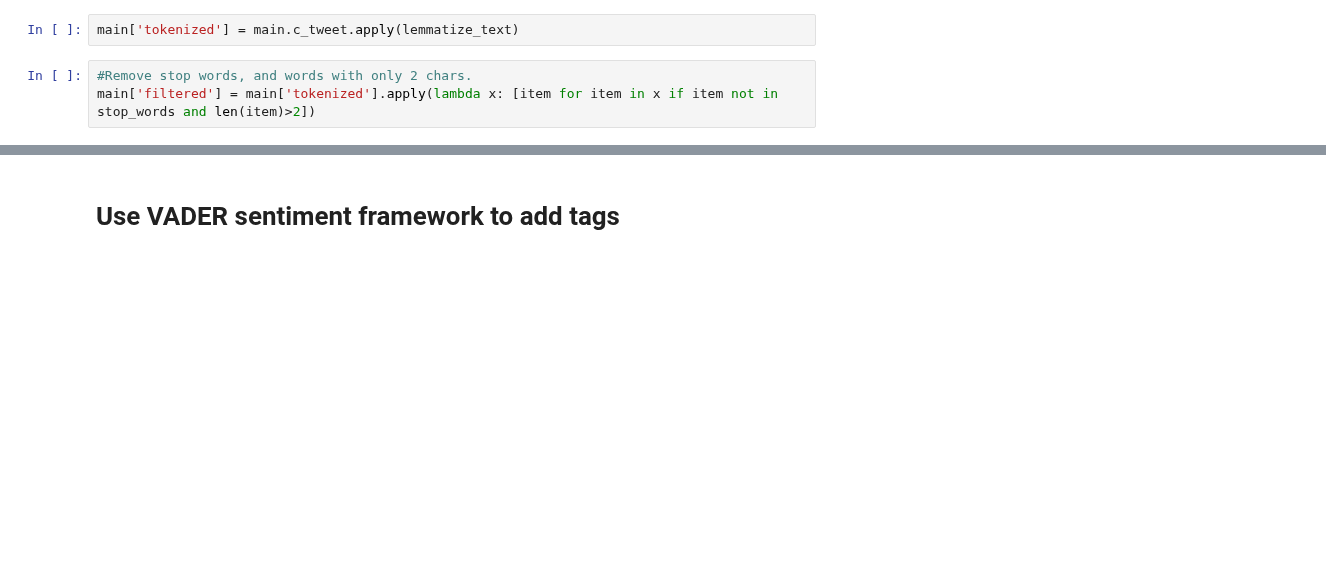
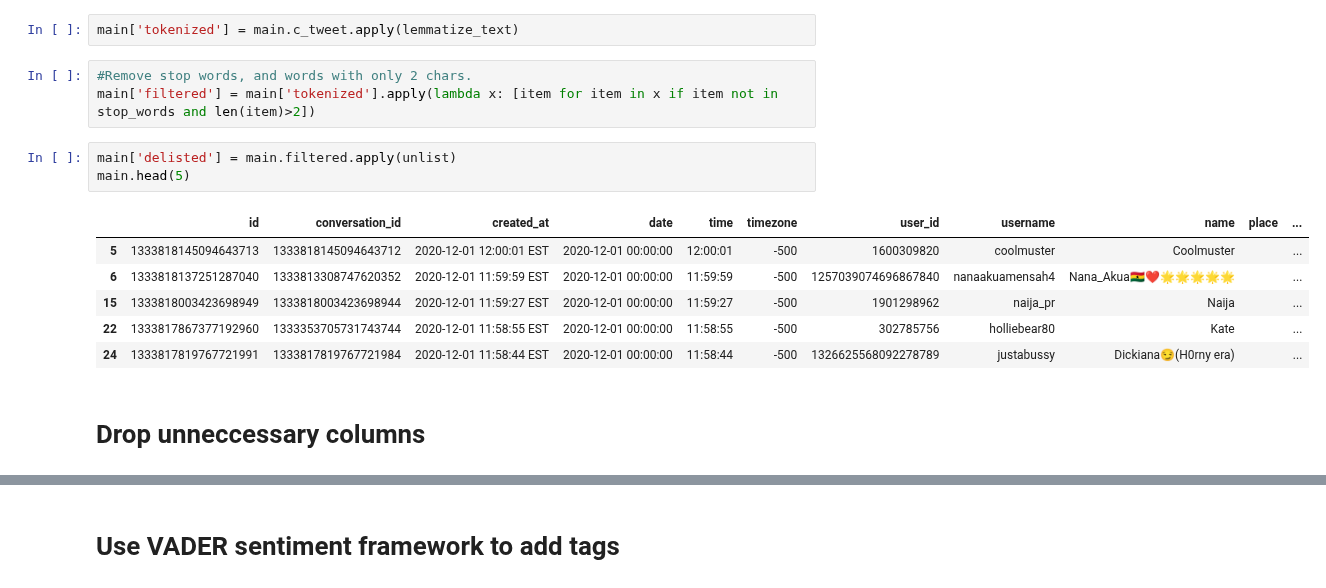
Before and after one commit to brenfrrs/twitter_sentiment_analysis, a Jupyter notebook: DC.ipynb, the cells around one changed output, grey strips where cells are left out. Drawn from its saved outputs; the diff is of its cells as text; blank space fills up the shorter version.

```diff
--- a/DC.ipynb
+++ b/DC.ipynb
@@ -126,3 +126,15 @@ main['tokenized'] = main.c_tweet.apply(lemmatize_text)
 # %%
 #Remove stop words, and words with only 2 chars.
 main['filtered'] = main['tokenized'].apply(lambda x: [item for item in x if item not in stop_words and len(item)>2])
+# %%
+main['delisted'] = main.filtered.apply(unlist)
+main.head(5)
+# %% [output]
+|  | id | conversation_id | created_at | date | time | timezone | user_id | username | name | place | ... |
+| 5 | 1333818145094643713 | 1333818145094643712 | 2020-12-01 12:00:01 EST | 2020-12-01 00:00:00 | 12:00:01 | -500 | 1600309820 | coolmuster | Coolmuster |  | ... |
+| 6 | 1333818137251287040 | 1333813308747620352 | 2020-12-01 11:59:59 EST | 2020-12-01 00:00:00 | 11:59:59 | -500 | 1257039074696867840 | nanaakuamensah4 | Nana_Akua🇬🇭❤️🌟🌟🌟🌟🌟 |  | ... |
+| 15 | 1333818003423698949 | 1333818003423698944 | 2020-12-01 11:59:27 EST | 2020-12-01 00:00:00 | 11:59:27 | -500 | 1901298962 | naija_pr | Naija |  | ... |
+| 22 | 1333817867377192960 | 1333353705731743744 | 2020-12-01 11:58:55 EST | 2020-12-01 00:00:00 | 11:58:55 | -500 | 302785756 | holliebear80 | Kate |  | ... |
+| 24 | 1333817819767721991 | 1333817819767721984 | 2020-12-01 11:58:44 EST | 2020-12-01 00:00:00 | 11:58:44 | -500 | 1326625568092278789 | justabussy | Dickiana😏(H0rny era) |  | ... |
+# %% [markdown]
+# Drop unneccessary columns
```
Also changed, not shown: parts of 7 cells of this notebook.
